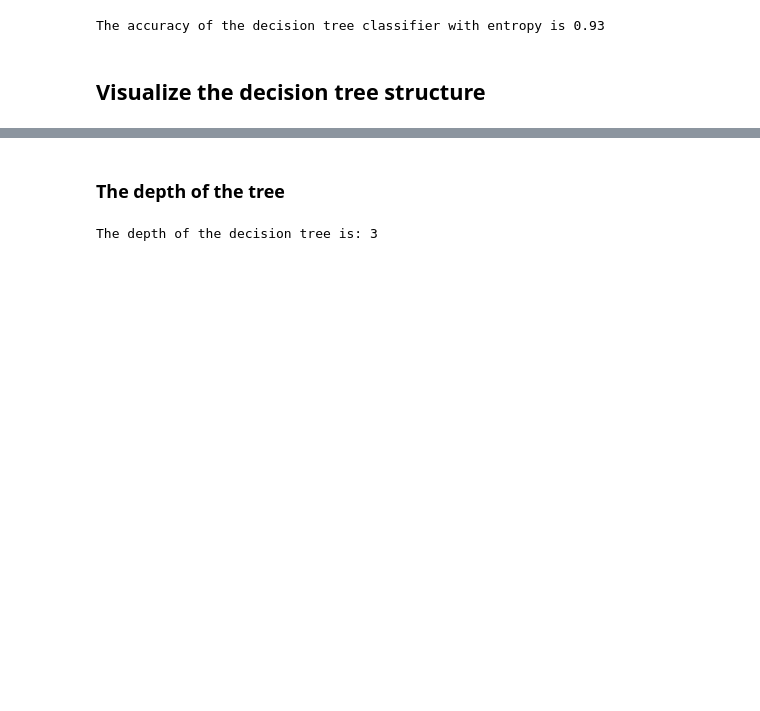
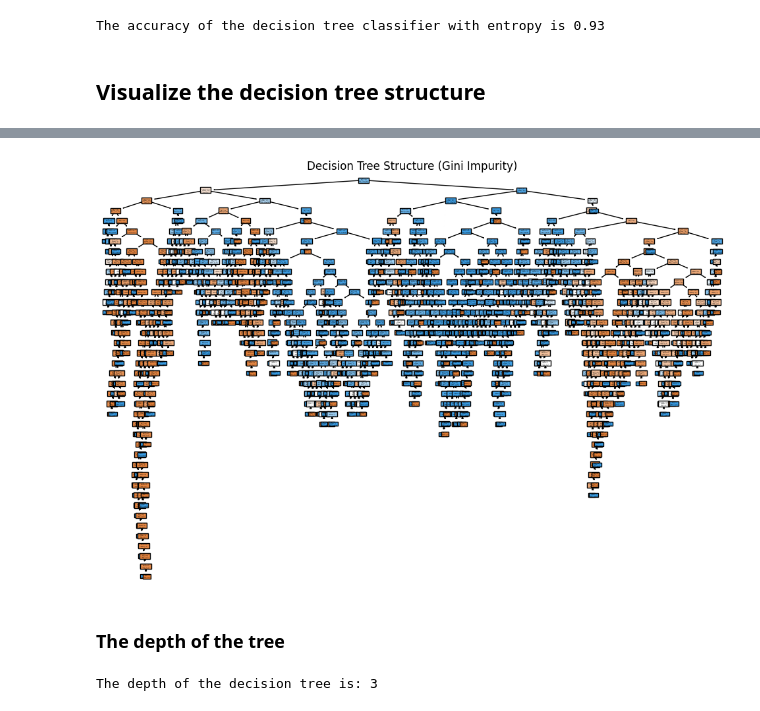
Before and after one commit to SundharessB/machine-learing, a Jupyter notebook: 2348564_lab7.ipynb, the cells around one changed output, grey strips where cells are left out. Drawn from its saved outputs; the diff is of its cells as text; code cells hidden in the pictures; blank space fills up the shorter version.

```diff
--- a/2348564_lab7.ipynb
+++ b/2348564_lab7.ipynb
@@ -226,3 +221,10 @@ plt.show()
+# %%
+plt.figure(figsize=(12, 8))
+plot_tree(clf_gini, filled=True, feature_names=["tenure", "satisfaction", "n_projects"], class_names=["Left", "Employed"])
+plt.title('Decision Tree Structure (Gini Impurity)')
+plt.show()
+# %% [output]
+[figure, added]
 # %% [markdown]
 ### **The depth of the tree**
 # %%
```
Also changed, not shown: parts of 9 cells of this notebook.
